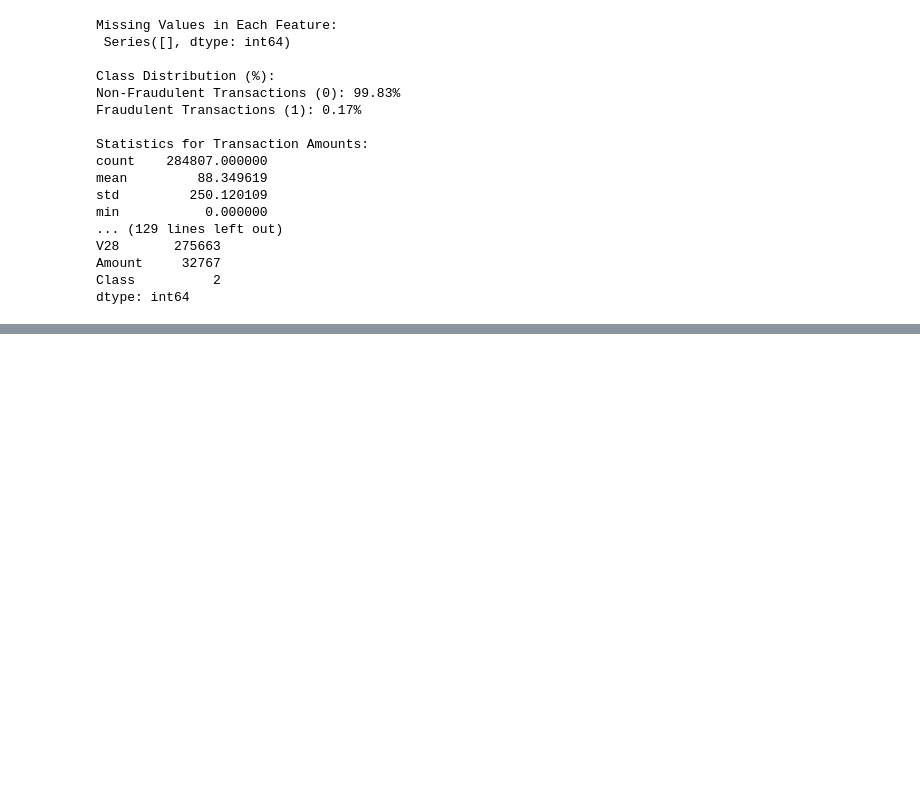
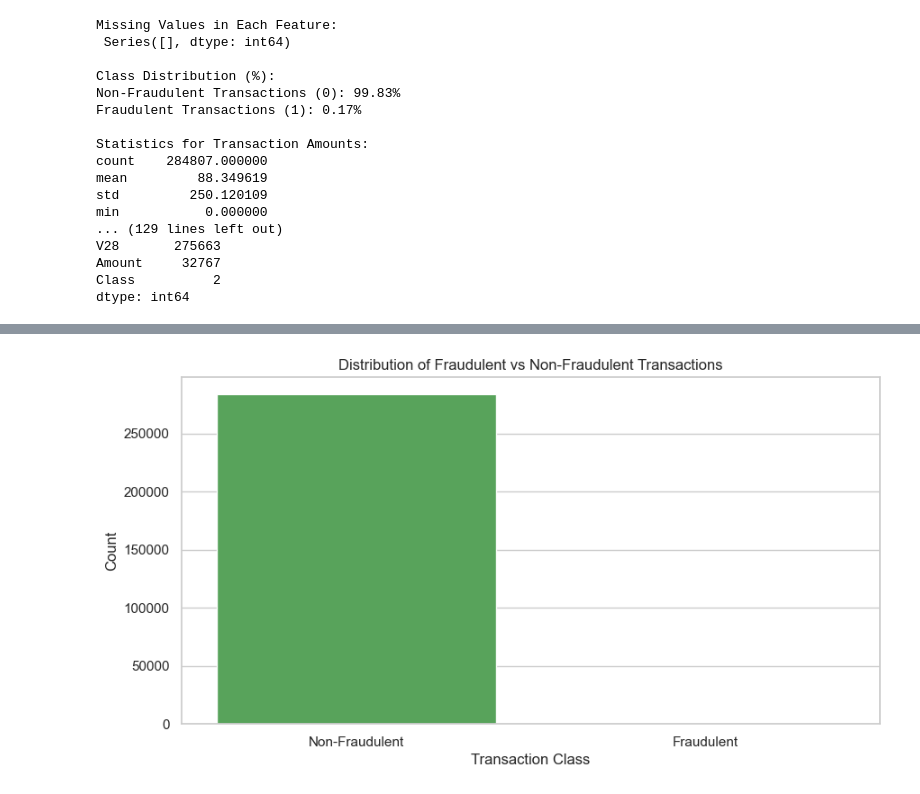
Before and after one commit to nafisalawalidris/Fraud-Detection-with-Supervised-Learning, a Jupyter notebook: fraud_detection.ipynb, the cells around one changed output, grey strips where cells are left out. Cells and saved outputs as stored; diff of their text form; code cells hidden in the pictures; blank space fills up the shorter version.

```diff
--- a/fraud_detection.ipynb
+++ b/fraud_detection.ipynb
@@ -65,22 +87,15 @@ sns.set(style="whitegrid")
 # Optional: Adjust default figure size for plots
 plt.rcParams['figure.figsize'] = [10, 6]
 # %%
-# -------------------------- Load Dataset --------------------------
+
+# -------------------------- Step 1: Load Dataset --------------------------
+
 # Load the dataset
-data = pd.read_csv(r"C:\Users\USER\Downloads\Fraud-Detection-with-Supervised-Learning\creditcard.csv")
+df = pd.read_csv(r"C:\Users\USER\Downloads\Fraud-Detection-with-Supervised-Learning\creditcard.csv")
 
 # Display the first few rows of the dataset
 print("Dataset loaded successfully.")
-print(data.head())
-
-# Display general information about the dataset (data types, non-null values, etc.)
-print(data.info())
-
-# Display basic statistics of the numerical features
-print(data.describe())
-
-# Assign 'data' to 'df' for consistency, if needed
-df = data
+print(df.head())
 # %% [output]
 Dataset loaded successfully.
    Time        V1        V2        V3        V4        V5        V6        V7  \
@@ -212,0 +226,83 @@ plt.show()
+# %%
+# 1. Distribution of fraudulent vs non-fraudulent transactions
+plt.figure(figsize=(10, 5))  # Set figure size
+sns.countplot(x='Class', data=df, palette=['#4CAF50', '#F44336'])  # Plot countplot for Class column
+plt.title('Distribution of Fraudulent vs Non-Fraudulent Transactions')  # Set plot title
+plt.xlabel('Transaction Class')  # Set x-axis label
+plt.ylabel('Count')  # Set y-axis label
+plt.xticks(ticks=[0, 1], labels=['Non-Fraudulent', 'Fraudulent'])  # Set x-axis tick labels
+plt.show()  # Display the plot
+
+# 2. Distribution of transaction amounts for fraud vs non-fraud
+plt.figure(figsize=(16, 6))  # Set figure size
+sns.boxplot(x='Class', y='Amount', data=df, palette=['#4CAF50', '#F44336'])
+plt.yscale('log')  # Log scale to handle skewness
+plt.title('Distribution of Transaction Amounts (Log Scale)')  # Set plot title
+plt.xlabel('Transaction Class')  # Set x-axis label
+plt.ylabel('Transaction Amount')  # Set y-axis label
+plt.xticks(ticks=[0, 1], labels=['Non-Fraudulent', 'Fraudulent'])  # Set x-tick labels
+plt.show()  # Display the plot
+
+# 3. Time distribution of fraud vs non-fraud transactions
+plt.figure(figsize=(16, 6))  # Set figure size
+sns.histplot(df[df['Class'] == 0]['Time'], bins=50, color='#4CAF50', label='Non-Fraudulent', kde=True)
+sns.histplot(df[df['Class'] == 1]['Time'], bins=50, color='#F44336', label='Fraudulent', kde=True)
+plt.title('Transaction Time Distribution (Fraud vs Non-Fraud)')  # Set plot title
+plt.xlabel('Time (in seconds)')  # Set x-axis label
+plt.ylabel('Frequency')  # Set y-axis label
+plt.legend()  # Display legend
+plt.show()  # Render the plot
+
+# 4. Visualize the 'Amount' distribution for normal and fraudulent transactions
+plt.figure(figsize=(12, 6))
+
+# Subplot for normal transactions
+plt.subplot(1, 2, 1)
+sns.histplot(df[df['Class'] == 0]['Amount'], bins=50, color='green', kde=True)
+plt.title('Distribution of Amount (Normal Transactions)')
+plt.xlabel('Amount')
+plt.ylabel('Frequency')
+
+# Subplot for fraudulent transactions
+plt.subplot(1, 2, 2)
+sns.histplot(df[df['Class'] == 1]['Amount'], bins=50, color='red', kde=True)
+plt.title('Distribution of Amount (Fraudulent Transactions)')
+plt.xlabel('Amount')
+plt.ylabel('Frequency')
+
+plt.tight_layout()
+plt.show()
+
+# 5. Print overall data shape and information
+print("\nData Shape:", df.shape)
+print("Data Info:\n", df.info())
+
+# Handle missing values (if any)
+print("\nMissing values:\n", df.isnull().sum())
+
+# Detect potential outliers using the 'Amount' and 'Time' columns
+sns.boxplot(df['Amount'])
+plt.title('Boxplot of Transaction Amount')
+plt.show()
+
+sns.boxplot(df['Time'])
+plt.title('Boxplot of Transaction Time')
+plt.show()
+
+# Correlation matrix heatmap
+plt.figure(figsize=(16, 12))
+corr = df.corr()
+mask = np.triu(np.ones_like(corr, dtype=bool))
+sns.heatmap(corr, mask=mask, cmap='coolwarm', annot=True, fmt='.2f', cbar=True, square=True,
+            linewidths=.5, annot_kws={"size": 8}, cbar_kws={"shrink": .8})
+plt.title('Heatmap of Correlation Between Features', fontsize=16)
+plt.xticks(rotation=45, ha='right')
+plt.yticks(rotation=0)
+plt.tight_layout()
+plt.show()
+
+# Extract highly correlated features with 'Class' (|Correlation| > 0.2)
+correlated_features = corr['Class'][corr['Class'].abs() > 0.2].index.tolist()
+print("\nFeatures Highly Correlated with 'Class' (|Correlation| > 0.2):", correlated_features)
+# %% [output]
+[figure, added]
```
Also changed, not shown: parts of 23 cells of this notebook.
